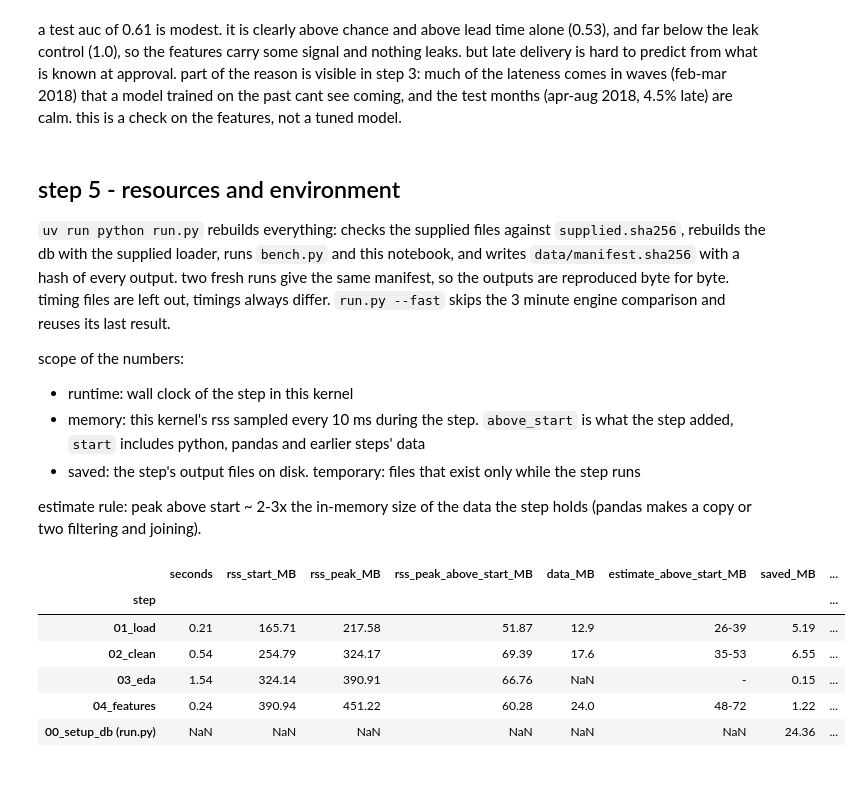
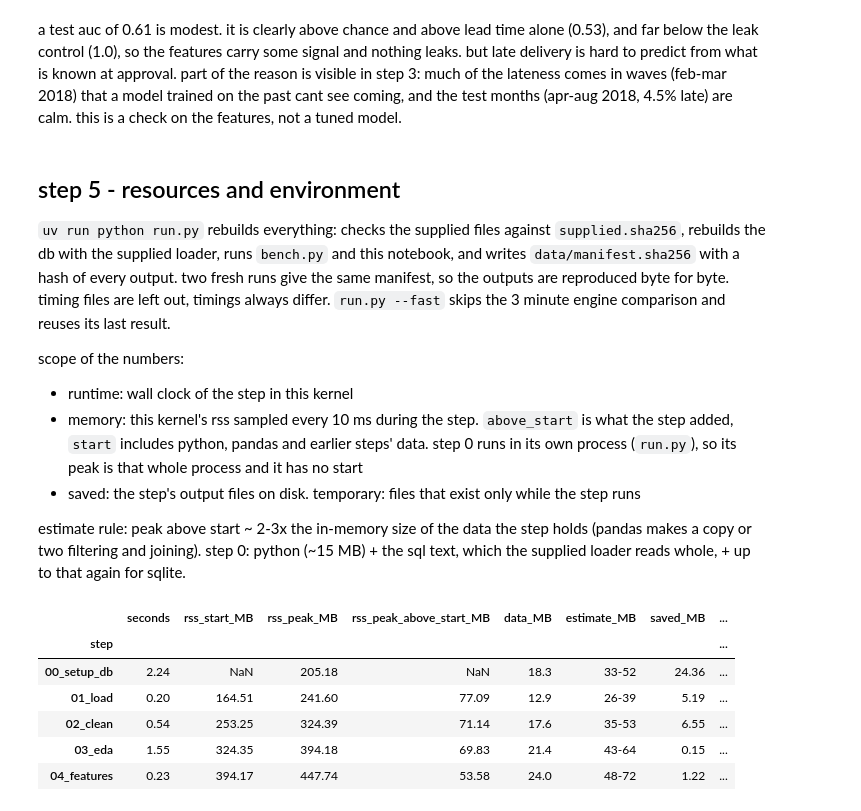
Before and after one commit to 11NOel11/eng2040-assignment1, a Jupyter notebook: pipeline.ipynb, the cells around one changed output. Drawn from its saved outputs; the diff is of its cells as text; code cells hidden in the pictures; blank space fills up the shorter version.

Commit message:
refactor: shared helpers module, step 0 resources, installments in profile

```diff
--- a/pipeline.ipynb
+++ b/pipeline.ipynb
@@ -588,8 +545,6 @@ q1m.to_csv(OUT / "q1_late_by_month.csv", index=False)
 
 lead time = estimated date minus approval time. grouped by week so each group has enough orders.
 # %%
-names = ["<1 week", "1-2", "2-3", "3-4", "4-5", "5-6", "6+ weeks"]
-lab["lead_week"] = pd.cut(lab.lead_days, [0, 7, 14, 21, 28, 35, 42, np.inf], labels=names, right=False)
 q2 = rate(lab.dropna(subset=["lead_week"]), "lead_week")
 print("no approval time (no lead time):", lab.lead_days.isna().sum(), "| spearman lead days vs days late:", round(lab[["lead_days", "days_late"]].corr("spearman").iloc[0, 1], 3))
 
@@ -599,17 +554,17 @@ ax.bar(xs, q2.late_rate * 100, color=[RED] + [GREY] * (len(q2) - 1), width=0.65)
 ax.vlines(xs, q2.ci_low * 100, q2.ci_high * 100, color="black", lw=0.7)
 for i, r in q2.iterrows():
     ax.text(i, r.ci_high * 100 + 0.5, f"{r.late_rate:.0%}", ha="center", fontsize=8)
-ax.set_xticks(xs, [f"{a}\nn={n:,}" for a, n in zip(names, q2.orders)]); ax.set_ylim(0, q2.ci_high.max() * 118)
+ax.set_xticks(xs, [f"{a}\nn={n:,}" for a, n in zip(WEEKS, q2.orders)]); ax.set_ylim(0, q2.ci_high.max() * 118)
 ax.set(xlabel="time from approval to the estimated date", ylabel="% late")
 ax.set_title("estimates under a week are late twice as often as any other")
-fig.tight_layout(); fig.savefig(OUT / "q2_late_by_lead_time.png"); plt.show()
+save(fig, OUT / "q2_late_by_lead_time.png")
 q2.to_csv(OUT / "q2_late_by_lead_time.csv", index=False)
 
 # is it really state or season? compare short and longer estimates inside the same state and the same month
 s = lab.dropna(subset=["lead_days", "customer_state"]).assign(short=lambda d: d.lead_days < 7)
 g = s.groupby(["customer_state", "month", "short"]).late.agg(["size", "mean"]).unstack("short").dropna()
 w = g[("size", True)]
-q2s = pd.Series({"short estimates in the 3 spike months": int((s.short & s.month.isin(["2017-11", "2018-02", "2018-03"])).sum()),
+q2s = pd.Series({"short estimates in the 3 spike months": int((s.short & s.month.isin(SPIKE)).sum()),
                  "short orders compared": int(w.sum()),
                  "late rate, short": round((g[("mean", True)] * w).sum() / w.sum(), 3),
                  "late rate, longer, same state and month": round((g[("mean", False)] * w).sum() / w.sum(), 3)})
@@ -630,7 +585,7 @@ a high rate on a handful of orders is mostly noise, a slightly raised rate on th
 # %%
 st3 = rate(lab.dropna(subset=["customer_state"]), "customer_state")
 st3["excess_late"] = st3.late - st3.orders * overall
-spike = lab.month.isin(["2017-11", "2018-02", "2018-03"])
+spike = lab.month.isin(SPIKE)
 calm = rate(lab[~spike].dropna(subset=["customer_state"]), "customer_state").set_index("customer_state")
 st3["excess_late_outside_spikes"] = st3.customer_state.map(calm.late - calm.orders * lab.late[~spike].mean())
 st3 = st3.sort_values("excess_late", ascending=False).reset_index(drop=True)
@@ -650,7 +605,7 @@ for _, r in p[p.customer_state.isin(top)].iterrows():
     ax.text(r.ci_high * 100 + 1, y[p.customer_state.tolist().index(r.customer_state)], f"+{r.excess_late:.0f} excess late", color=RED, va="center", fontsize=8)
 ax.set_xlabel("% late, grey line = 95% interval, dotted = overall")
 ax.set_title("RJ, BA and CE have the most late deliveries above the average rate")
-fig.tight_layout(); fig.savefig(OUT / "q3_late_by_state.png"); plt.show()
+save(fig, OUT / "q3_late_by_state.png")
 st3.to_csv(OUT / "q3_late_by_state.csv", index=False)
 st3.head(6).round(3)
 # %% [output]
@@ -666,7 +621,7 @@ labelled orders with no state: 951 | states whose interval sits fully above or b
 # %% [markdown]
 within the top states, where does it come from? excess late orders split by month (spike vs rest) and by where the seller is:
 # %%
-items = pd.read_parquet(DATA / "02_clean" / "items_clean.parquet")
+items = read("02_clean/items_clean")
 seller = items.groupby("order_id").seller_state.agg(lambda x: x.mode().iloc[0] if x.notna().any() else None)
 lab["seller_state"] = lab.order_id.map(seller)
 lab["seller_side"] = ("seller in " + lab.seller_state).fillna("seller unknown").mask((lab.seller_state == lab.customer_state).fillna(False).astype(bool), "seller in same state")
@@ -795,8 +751,8 @@ representation:
 estimate: under a second, 30-60 MB above start, under 2 MB saved.
 # %%
 OUT, done = track("04_features")
-o = pd.read_parquet(DATA / "02_clean" / "orders_clean.parquet")
-it = pd.read_parquet(DATA / "02_clean" / "items_clean.parquet")
+o = read("02_clean/orders_clean")
+it = read("02_clean/items_clean")
 lab = o[o.unlabelled_reason.isna()].set_index("order_id")
 y, days_late = lab.delivered_after_estimate.astype(int), lab.days_late
 FORBIDDEN = ["payment", "order_status", "carrier", "delivered_customer", "review", "shipping_limit"]
@@ -806,7 +762,6 @@ it = it.drop(columns=["shipping_limit_date"])
 it = it[it.order_id.isin(lab.index)].join(lab.customer_state, on="order_id")
 print("dropped before building:", gone)
 
-days = lambda td: td.dt.total_seconds() / 86400
 ap, es = lab.order_approved_at, lab.order_estimated_delivery_date
 pu = lab.order_purchase_timestamp.fillna(ap)  # 2018-02-30 left some purchase times missing, approval is the same day or close
 f = pd.DataFrame(index=lab.index)
@@ -990,27 +945,28 @@ a test auc of 0.61 is modest. it is clearly above chance and above lead time alo
 
 scope of the numbers:
 - runtime: wall clock of the step in this kernel
-- memory: this kernel's rss sampled every 10 ms during the step. `above_start` is what the step added, `start` includes python, pandas and earlier steps' data
+- memory: this kernel's rss sampled every 10 ms during the step. `above_start` is what the step added, `start` includes python, pandas and earlier steps' data. step 0 runs in its own process (`run.py`), so its peak is that whole process and it has no start
 - saved: the step's output files on disk. temporary: files that exist only while the step runs
 
-estimate rule: peak above start ~ 2-3x the in-memory size of the data the step holds (pandas makes a copy or two filtering and joining).
+estimate rule: peak above start ~ 2-3x the in-memory size of the data the step holds (pandas makes a copy or two filtering and joining). step 0: python (~15 MB) + the sql text, which the supplied loader reads whole, + up to that again for sqlite.
 # %%
 OUT, done = track("05_resources")
-res = pd.DataFrame([json.loads(p.read_text()) for p in sorted(DATA.glob("0[1-4]*/resources.json"))]).set_index("step")
-res["data_MB"] = res.in_memory_MB.apply(lambda d: round(sum(d.values()), 1) if isinstance(d, dict) else np.nan)
-res["estimate_above_start_MB"] = res.data_MB.apply(lambda m: f"{2 * m:.0f}-{3 * m:.0f}" if m == m else "-")
+res = pd.DataFrame([json.loads(p.read_text()) for p in sorted(DATA.glob("0[0-4]*/resources.json"))]).set_index("step")
+res["data_MB"] = res.in_memory_MB.apply(lambda d: round(sum(d.values()), 1))
+res["estimate_MB"] = res.data_MB.apply(lambda m: f"{2 * m:.0f}-{3 * m:.0f}")
+res.loc["00_setup_db", "estimate_MB"] = res.estimate_peak_MB["00_setup_db"]  # whole process, see run.py
 res["saved_MB"] = res.saved_MB.apply(lambda d: round(sum(d.values()), 2))
-res.loc["01_load", "temporary_MB"] = pd.read_csv(DATA / "01_load" / "bench.csv").sqlite_MB.max() + pd.read_csv(DATA / "01_load" / "bench.csv").parquet_MB.max()
-res.loc["00_setup_db (run.py)", "saved_MB"] = mb(DB.stat().st_size)
-summary = res[["seconds", "rss_start_MB", "rss_peak_MB", "rss_peak_above_start_MB", "data_MB", "estimate_above_start_MB", "saved_MB", "temporary_MB"]]
+bench = pd.read_csv(DATA / "01_load" / "bench.csv")
+res.loc["01_load", "temporary_MB"] = bench.sqlite_MB.max() + bench.parquet_MB.max()
+summary = res[["seconds", "rss_start_MB", "rss_peak_MB", "rss_peak_above_start_MB", "data_MB", "estimate_MB", "saved_MB", "temporary_MB"]]
 summary.to_csv(OUT / "resources_summary.csv")
 summary
 # %% [output]
-|  | seconds | rss_start_MB | rss_peak_MB | rss_peak_above_start_MB | data_MB | estimate_above_start_MB | saved_MB | ... |
+|  | seconds | rss_start_MB | rss_peak_MB | rss_peak_above_start_MB | data_MB | estimate_MB | saved_MB | ... |
 | step |  |  |  |  |  |  |  | ... |
-| 01_load | 0.21 | 165.71 | 217.58 | 51.87 | 12.9 | 26-39 | 5.19 | ... |
-| 02_clean | 0.54 | 254.79 | 324.17 | 69.39 | 17.6 | 35-53 | 6.55 | ... |
-| 03_eda | 1.54 | 324.14 | 390.91 | 66.76 | NaN | - | 0.15 | ... |
-| 04_features | 0.24 | 390.94 | 451.22 | 60.28 | 24.0 | 48-72 | 1.22 | ... |
-| 00_setup_db (run.py) | NaN | NaN | NaN | NaN | NaN | NaN | 24.36 | ... |
+| 00_setup_db | 2.24 | NaN | 205.18 | NaN | 18.3 | 33-52 | 24.36 | ... |
+| 01_load | 0.20 | 164.51 | 241.60 | 77.09 | 12.9 | 26-39 | 5.19 | ... |
+| 02_clean | 0.54 | 253.25 | 324.39 | 71.14 | 17.6 | 35-53 | 6.55 | ... |
+| 03_eda | 1.55 | 324.35 | 394.18 | 69.83 | 21.4 | 43-64 | 0.15 | ... |
+| 04_features | 0.23 | 394.17 | 447.74 | 53.58 | 24.0 | 48-72 | 1.22 | ... |
 # %% [markdown]
```
Also changed, not shown: parts of 18 cells of this notebook, 5 other files.
